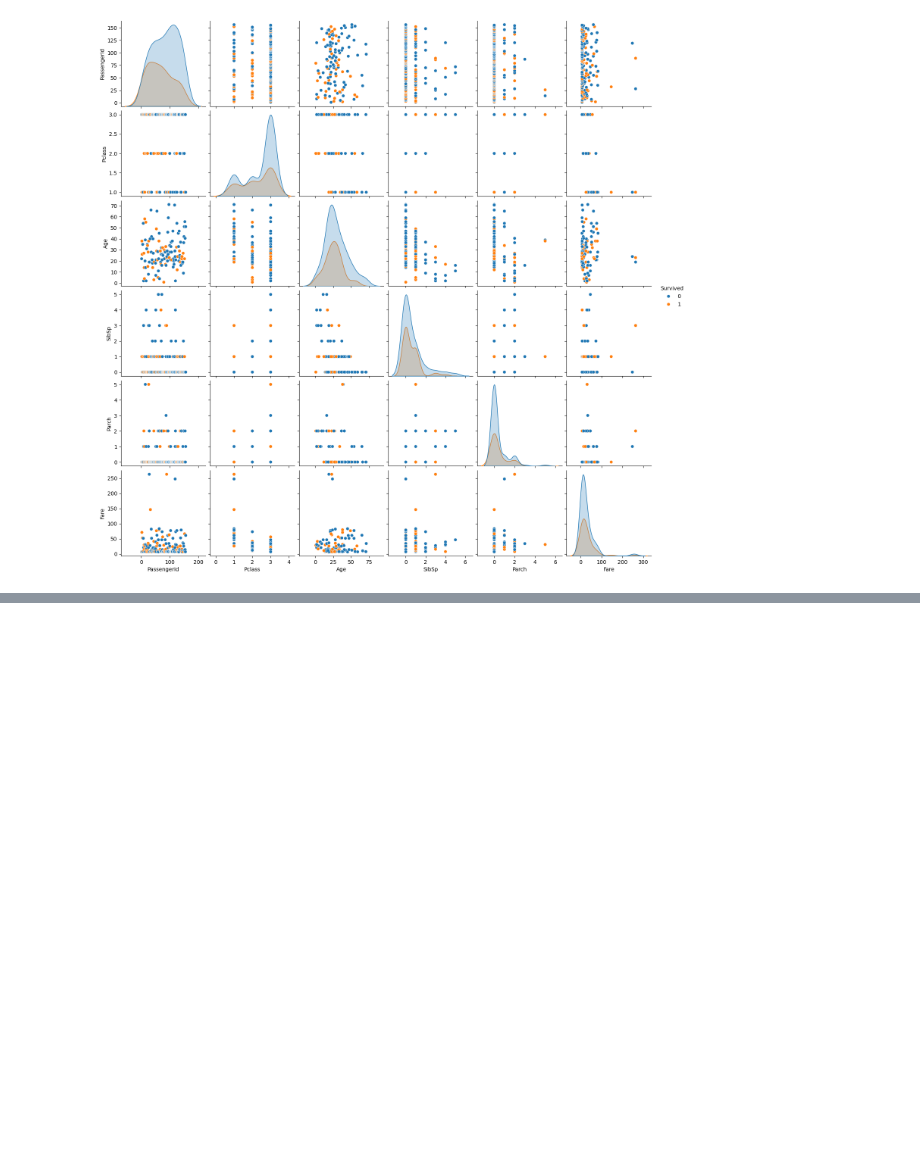
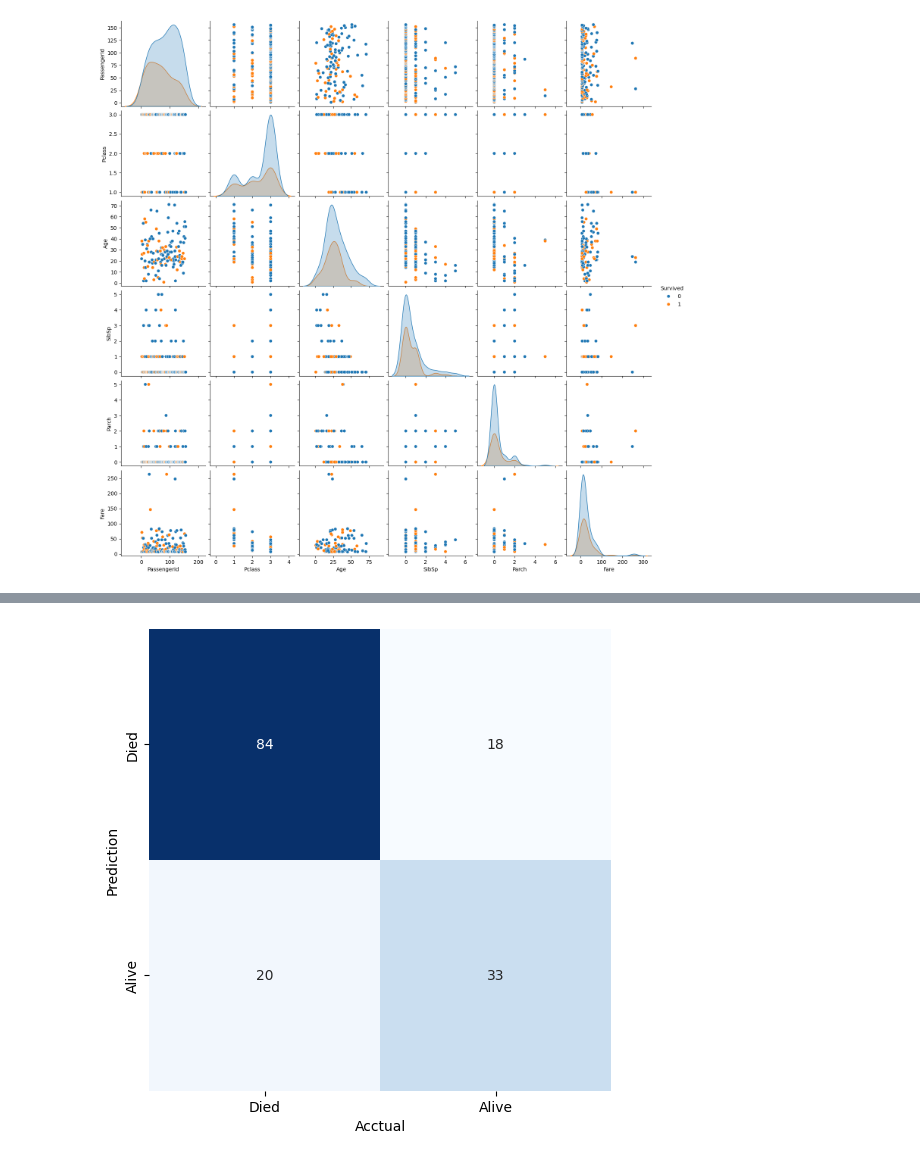
Before and after one commit to Peroni04/FISTIC2024, a Jupyter notebook: Less10/titanic_beta.ipynb, the cells around one changed output, grey strips where cells are left out. Cells and saved outputs as stored; diff of their text form; code cells hidden in the pictures; blank space fills up the shorter version.

```diff
--- a/Less10/titanic_beta.ipynb
+++ b/Less10/titanic_beta.ipynb
@@ -134,0 +113,21 @@ DecisionTreeClassifier(max_depth=4)
+# %%
+from sklearn.pipeline import Pipeline
+from sklearn.preprocessing import StandardScaler
+from sklearn.preprocessing import OneHotEncoder
+from sklearn.preprocessing import StandardScaler
+from sklearn.tree import DecisionTreeClassifier
+from sklearn.compose import ColumnTransformer
+
+categorical_cols=["Embarked","Sex"]
+preprocessor=ColumnTransformer(
+                                transformers=[
+                                    ("OneHot", OneHotEncoder(handle_unknown="ignore"), categorical_cols)
+                                    ],
+                                remainder="passthrough"
+                                )
+pipe=Pipeline( [
+                ("preprocessing",preprocessor),
+               ("scaler",StandardScaler()),
+               ("classifier",DecisionTreeClassifier(max_depth=4))
+               ])
+pipe
@@ -134,0 +142,3 @@ DecisionTreeClassifier(max_depth=4)
+# %%
+X=df.drop(columns="Survived")
+y=df["Survived"]
@@ -170,0 +166,5 @@ Image(graph.create_png())
+# %%
+from sklearn.model_selection import cross_val_score
+from sklearn.model_selection import cross_val_predict
+y_pred_cval=cross_val_predict(pipe,X,y,cv=5)
+y_pred_cval
@@ -170,0 +180,13 @@ Image(graph.create_png())
+# %%
+from sklearn.metrics import confusion_matrix
+labels=["Died","Alive"]
+conf=confusion_matrix(y,y_pred_cval)
+plt.figure(figsize=[6,6])
+sns.heatmap(conf, cmap="Blues", annot=True, square=True, cbar=False,
+            xticklabels=labels,
+            yticklabels=labels);
+plt.xlabel("Acctual")
+plt.ylabel("Prediction")
+plt.show()
+# %% [output]
+[figure, added]
```
Also changed, not shown: parts of 17 cells of this notebook, 1 other file.
